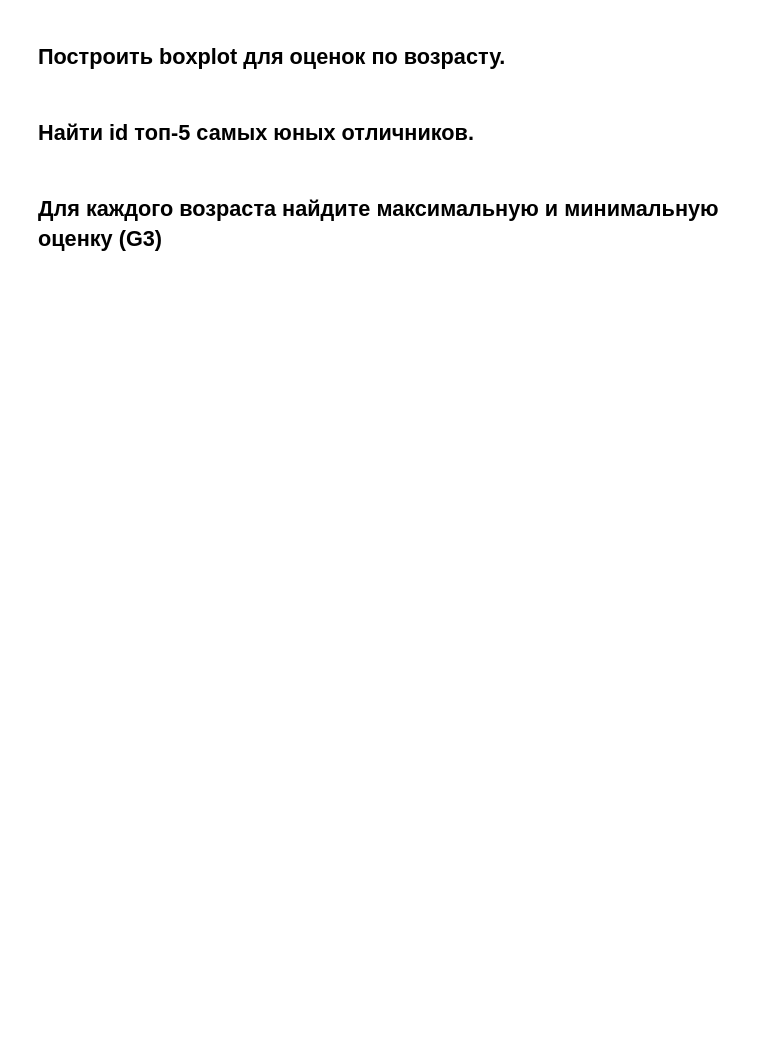
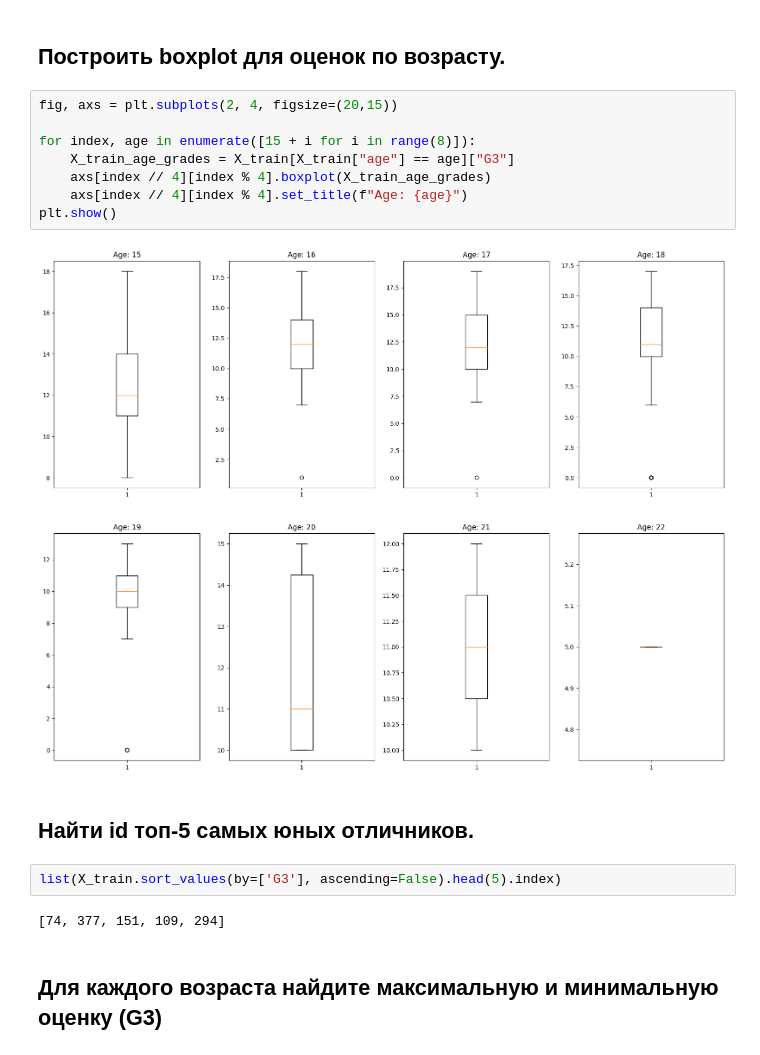
Before and after one commit to OfLoopa/ml_mipt_dafe, a Jupyter notebook: homeworks/hw_1/hw_1_EDA_preproc.ipynb, the cells around one changed output. Saved outputs shown, nothing was run; the diff lists cells and outputs as text; blank space fills up the shorter version.

```diff
--- a/homeworks/hw_1/hw_1_EDA_preproc.ipynb
+++ b/homeworks/hw_1/hw_1_EDA_preproc.ipynb
@@ -428,6 +431,20 @@ Column 'Alcohol Consumption':
 # %% [markdown]
 ## Построить boxplot для оценок по возрасту.
+# %%
+fig, axs = plt.subplots(2, 4, figsize=(20,15))
+
+for index, age in enumerate([15 + i for i in range(8)]):
+    X_train_age_grades = X_train[X_train["age"] == age]["G3"]
+    axs[index // 4][index % 4].boxplot(X_train_age_grades)
+    axs[index // 4][index % 4].set_title(f"Age: {age}")
+plt.show()
+# %% [output]
+[figure, added]
 # %% [markdown]
 ## Найти id топ-5 самых юных отличников.
+# %%
+list(X_train.sort_values(by=['G3'], ascending=False).head(5).index)
+# %% [output]
+[74, 377, 151, 109, 294]
 # %% [markdown]
 ## Для каждого возраста найдите максимальную и минимальную оценку (G3)
```
Also changed, not shown: parts of 17 cells of this notebook, 3 other files.
